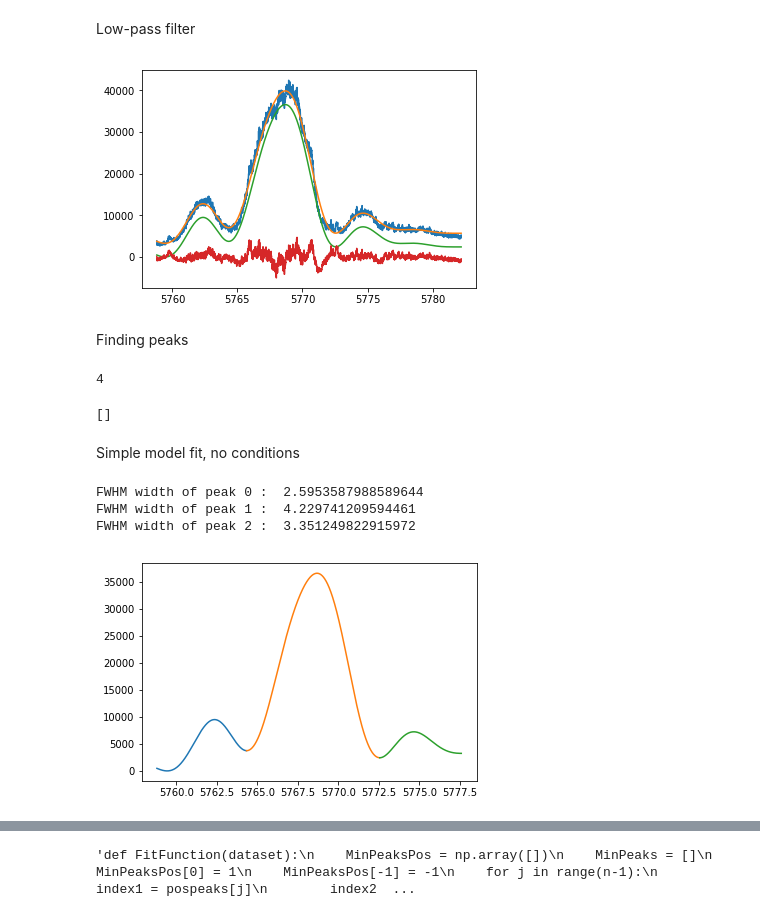
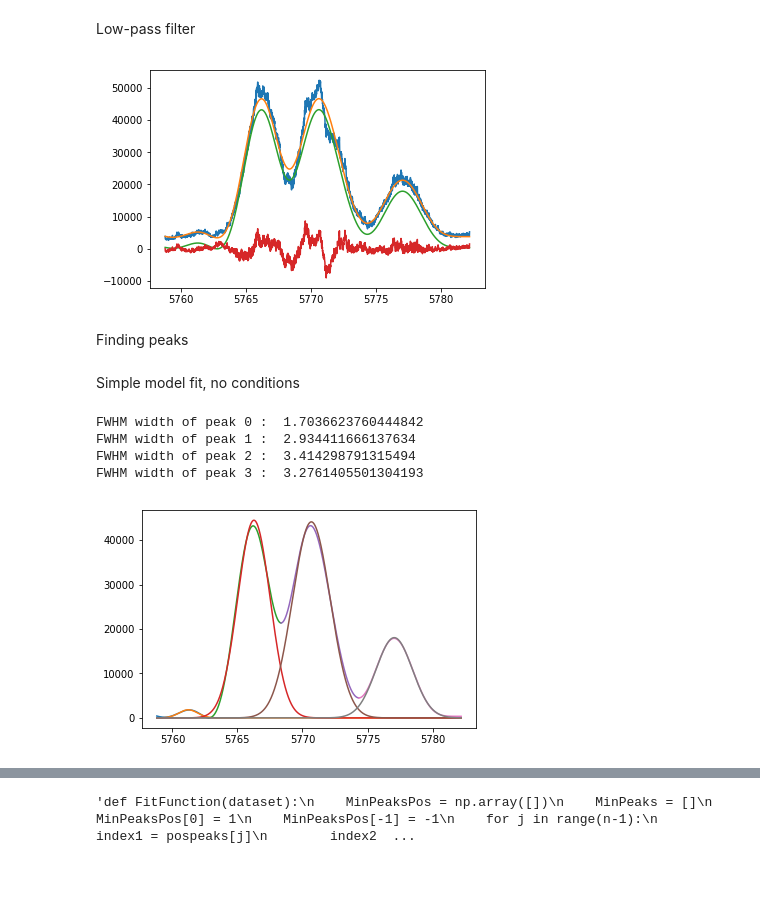
Before and after one commit to sara-sk/XFEL_Pulse_Duration, a Jupyter notebook: Mathematica translation.ipynb, the cells around one changed output, grey strips where cells are left out. Drawn from its saved outputs; the diff is of its cells as text; code cells hidden in the pictures; blank space fills up the shorter version.

```diff
--- a/Mathematica translation.ipynb
+++ b/Mathematica translation.ipynb
@@ -21,7 +21,7 @@ Filter thresholds & other function inputs
 # %%
 # Low pass filter:
 lpcutoff = 0.005
-lowpassdata = intense[43,:]
+lowpassdata = intense[14,:]
 heightcut = 5
 dx = 0.1
 sidecut = 5
@@ -64,7 +64,7 @@ def plotlowpass(lowpassdata,lpcutoff):
 # TEST
 plotlowpass(lowpassdata,lpcutoff)
 # %% [output]
-[figure, old version]
+[figure, new version]
 # %% [markdown]
 Finding peaks
 # %%
@@ -100,7 +100,3 @@ if n > 1:
        # j = j + 1
     Peaks = np.array([[xpeaks],[ypeaks]])
     n = len(xpeaks)
-# %%
-print(n)
-# %% [output]
-4
@@ -119,13 +103,3 @@ def slicing(minims):
-# %%
-minima = []
-for i in range(3):
-    minimumy = min(d[pospeaks[i]:pospeaks[i+1]])
-    position = np.asarray(np.where(d == minimumy))
-    minima = np.append(minima,minimumy)
-# %%
-print(slicing(minima))
-# %% [output]
-[]
 # %% [markdown]
 Simple model fit, no conditions
 # %%
@@ -133,48 +107,57 @@ d = Data[:,1]
 oldpos = 0
 fwhm = []
 gaussResults = []
-for i in range(n-1):
-    minimumy = min(d[pospeaks[i]:pospeaks[i+1]])
-    position = np.asarray(np.where(d == minimumy))
+for i in range(n):
+    if i != n-1:
+        minimumy = min(d[pospeaks[i]:pospeaks[i+1]])
+        position = np.asarray(np.where(d == minimumy))
+    else:
+        pass
     if i == 0:
         slices = np.array(d[:int(position)])
         plt.plot(photE[:int(position)],slices)
-    elif i != n:
+    elif i != n-1:
         slices = np.array(d[oldpos:int(position)])
         plt.plot(photE[oldpos:int(position)],slices)
     else:
         slices = np.array(d[int(position):])
         plt.plot(photE[int(position):],slices)
 
-
     spfs = []
     j = 0
     while j < len(d):
-        if j < int(position) and j >= oldpos:
-            spfs = np.append(spfs,slices[j-oldpos])
+        if i == n-1:
+            if j < int(position):
+                spfs = np.append(spfs,0)
+            else:
+                spfs = np.append(spfs,slices[j-oldpos])
         else:
-            spfs = np.append(spfs,0)
+            if j < int(position) and j >= oldpos:
+                spfs = np.append(spfs,slices[j-oldpos])
+            else:
+                spfs = np.append(spfs,0)
         j = j + 1
     oldpos = int(position)
 
     mod = GaussianModel()
     pars = mod.guess(spfs, x=Data[:,0])
     out = mod.fit(spfs, pars, x=Data[:,0])
     fwhm.append(out.params['fwhm'].value)
     print("FWHM width of peak", i,": ",out.params['fwhm'].value)
     gaussResult = out.best_fit
     if i == 0:
         gaussResults = gaussResult
     else:
         gaussResults = np.vstack((gaussResults,gaussResult))
     #plt.plot(photE,spfs)
-    #plt.plot(photE,gaussResult)
+    plt.plot(photE,gaussResult)
 #plt.plot(photE,d)
 # %% [output]
-FWHM width of peak 0 :  2.5953587988589644
-FWHM width of peak 1 :  4.229741209594461
-FWHM width of peak 2 :  3.351249822915972
+FWHM width of peak 0 :  1.7036623760444842
+FWHM width of peak 1 :  2.934411666137634
+FWHM width of peak 2 :  3.414298791315494
+FWHM width of peak 3 :  3.2761405501304193
-[figure, old version]
+[figure, new version]
 # %%
 # Adding Gaussians
 j = 0
```
Also changed, not shown: parts of 10 cells of this notebook.
